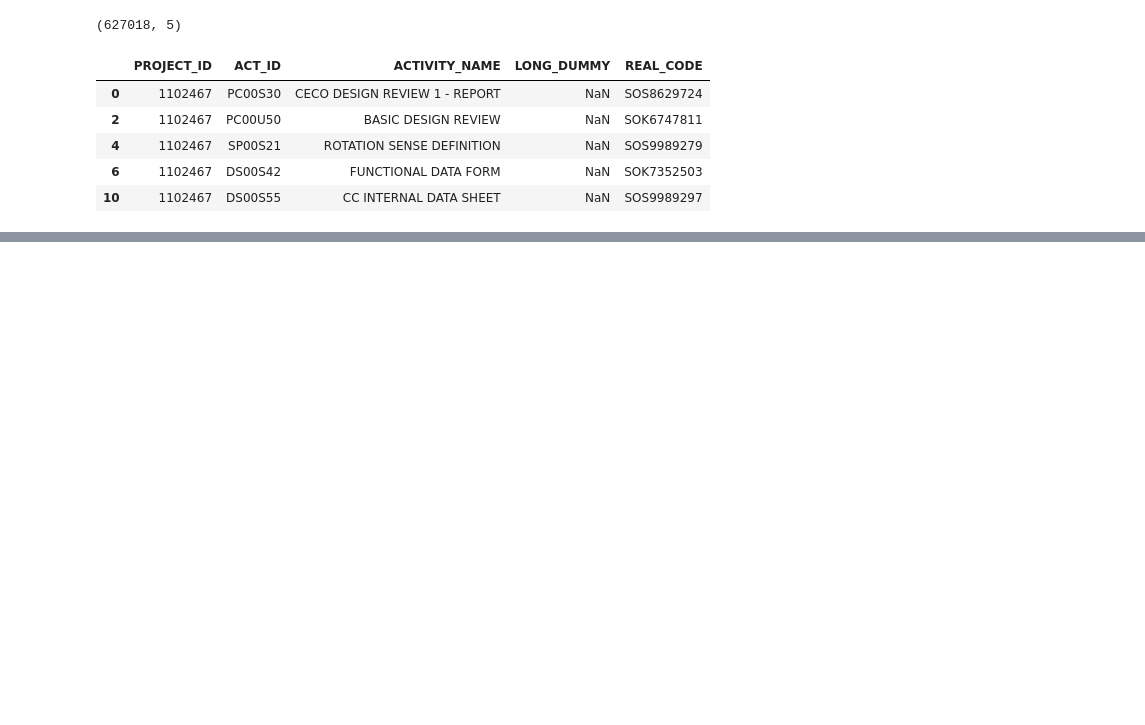
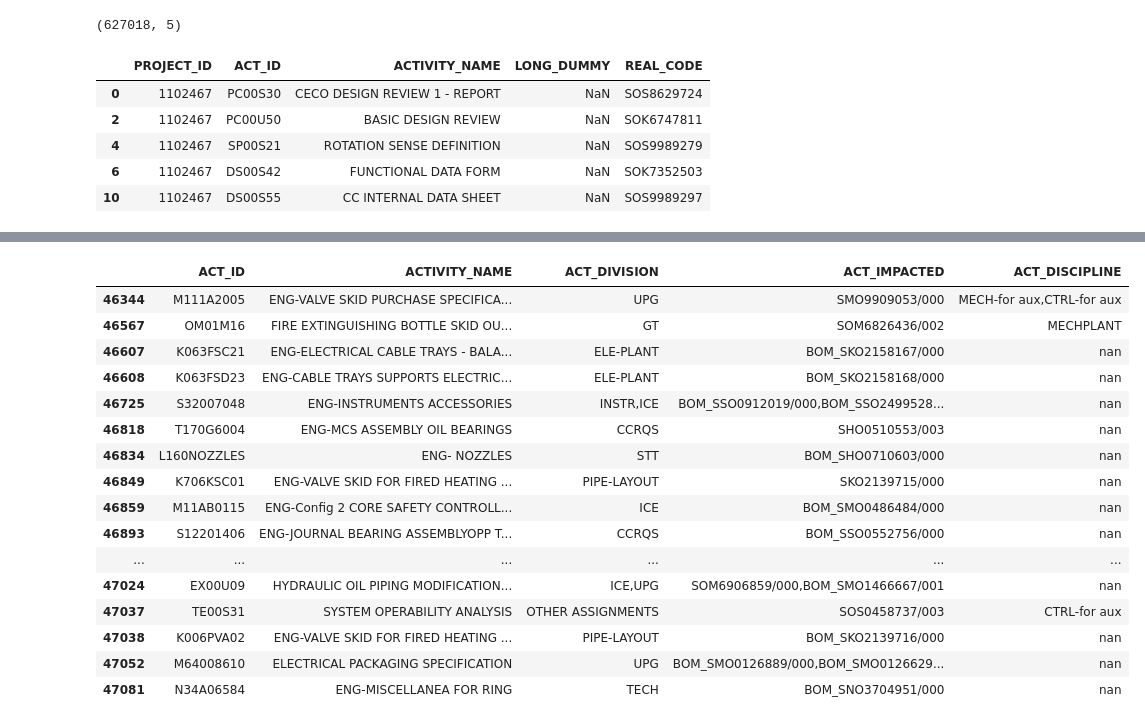
Before and after one commit to adnaksbhat/Colab_JupyterNotebooks, a Jupyter notebook: wow.ipynb, the cells around one changed output, grey strips where cells are left out. Cells and saved outputs as stored; diff of their text form; code cells hidden in the pictures; blank space fills up the shorter version.

```diff
--- a/wow.ipynb
+++ b/wow.ipynb
@@ -411,0 +491,4 @@ df_final = pd.merge(df_merged_ECR_ProjectInfo, df2,  left_on=['COSTING_PROJECTS'
+# %%
+new_cols=['ACT_ID','ACTIVITY_NAME','ACT_DIVISION','ACT_IMPACTED','ACT_DISCIPLINE']
+# %%
+dfdf=df_final[new_cols]
@@ -411,0 +506,22 @@ df_final = pd.merge(df_merged_ECR_ProjectInfo, df2,  left_on=['COSTING_PROJECTS'
+# %%
+dfdf=dfdf[dfdf['ACT_ID'].isna()==False]
+# %%
+dfdf.tail(20)
+# %% [output]
+|  | ACT_ID | ACTIVITY_NAME | ACT_DIVISION | ACT_IMPACTED | ACT_DISCIPLINE |
+| 46344 | M111A2005 | ENG-VALVE SKID PURCHASE SPECIFICA... | UPG | SMO9909053/000 | MECH-for aux,CTRL-for aux |
+| 46567 | OM01M16 | FIRE EXTINGUISHING BOTTLE SKID OU... | GT | SOM6826436/002 | MECHPLANT |
+| 46607 | K063FSC21 | ENG-ELECTRICAL CABLE TRAYS - BALA... | ELE-PLANT | BOM_SKO2158167/000 | nan |
+| 46608 | K063FSD23 | ENG-CABLE TRAYS SUPPORTS ELECTRIC... | ELE-PLANT | BOM_SKO2158168/000 | nan |
+| 46725 | S32007048 | ENG-INSTRUMENTS ACCESSORIES | INSTR,ICE | BOM_SSO0912019/000,BOM_SSO2499528... | nan |
+| 46818 | T170G6004 | ENG-MCS ASSEMBLY OIL BEARINGS | CCRQS | SHO0510553/003 | nan |
+| 46834 | L160NOZZLES | ENG- NOZZLES | STT | BOM_SHO0710603/000 | nan |
+| 46849 | K706KSC01 | ENG-VALVE SKID FOR FIRED HEATING ... | PIPE-LAYOUT | SKO2139715/000 | nan |
+| 46859 | M11AB0115 | ENG-Config 2 CORE SAFETY CONTROLL... | ICE | BOM_SMO0486484/000 | nan |
+| 46893 | S12201406 | ENG-JOURNAL BEARING ASSEMBLYOPP T... | CCRQS | BOM_SSO0552756/000 | nan |
+| ... | ... | ... | ... | ... | ... |
+| 47024 | EX00U09 | HYDRAULIC OIL PIPING MODIFICATION... | ICE,UPG | SOM6906859/000,BOM_SMO1466667/001 | nan |
+| 47037 | TE00S31 | SYSTEM OPERABILITY ANALYSIS | OTHER ASSIGNMENTS | SOS0458737/003 | CTRL-for aux |
+| 47038 | K006PVA02 | ENG-VALVE SKID FOR FIRED HEATING ... | PIPE-LAYOUT | BOM_SKO2139716/000 | nan |
+| 47052 | M64008610 | ELECTRICAL PACKAGING SPECIFICATION | UPG | BOM_SMO0126889/000,BOM_SMO0126629... | nan |
+| 47081 | N34A06584 | ENG-MISCELLANEA FOR RING | TECH | BOM_SNO3704951/000 | nan |
```
Also changed, not shown: parts of 27 cells of this notebook.
